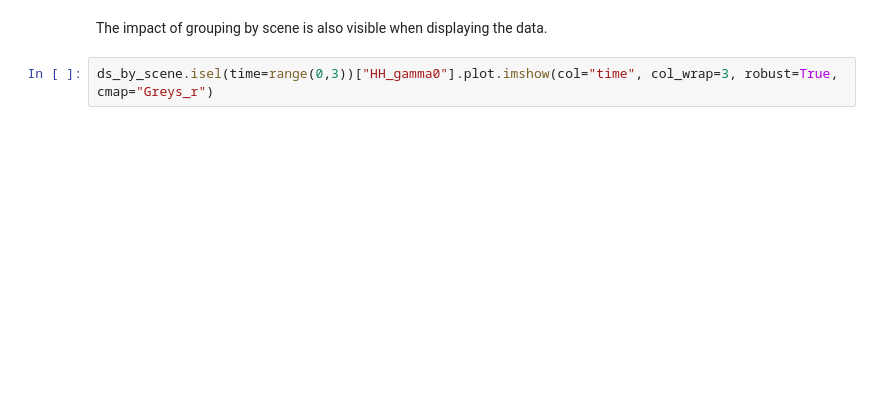
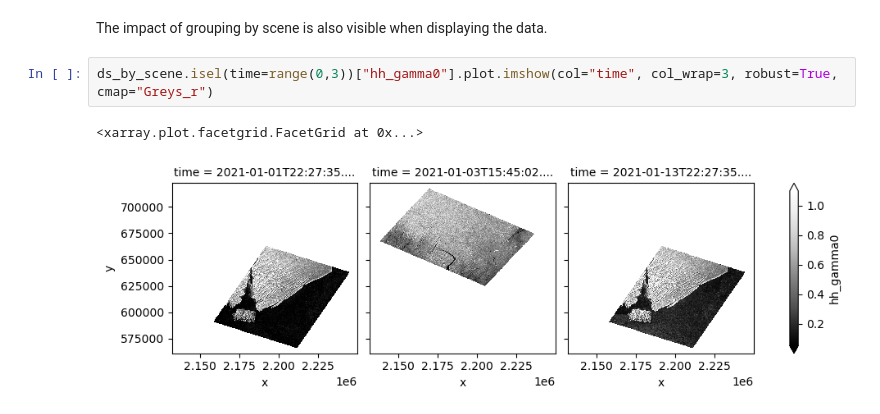
Before and after one commit to eloise-b/de-sar-sample-data, a Jupyter notebook: demo_notebooks/tutorial/03_loading_with_stac.ipynb, the cells around one changed output. Cells and saved outputs as stored; diff of their text form; blank space fills up the shorter version.

```diff
--- a/demo_notebooks/tutorial/03_loading_with_stac.ipynb
+++ b/demo_notebooks/tutorial/03_loading_with_stac.ipynb
@@ -242,4 +355,7 @@ ds_by_scene
 # %% [markdown]
 The impact of grouping by scene is also visible when displaying the data.
 # %%
-ds_by_scene.isel(time=range(0,3))["HH_gamma0"].plot.imshow(col="time", col_wrap=3, robust=True, cmap="Greys_r")
+ds_by_scene.isel(time=range(0,3))["hh_gamma0"].plot.imshow(col="time", col_wrap=3, robust=True, cmap="Greys_r")
+# %% [output]
+<xarray.plot.facetgrid.FacetGrid at 0x...>
+[figure, added]
```
Also changed, not shown: parts of 16 cells of this notebook.
